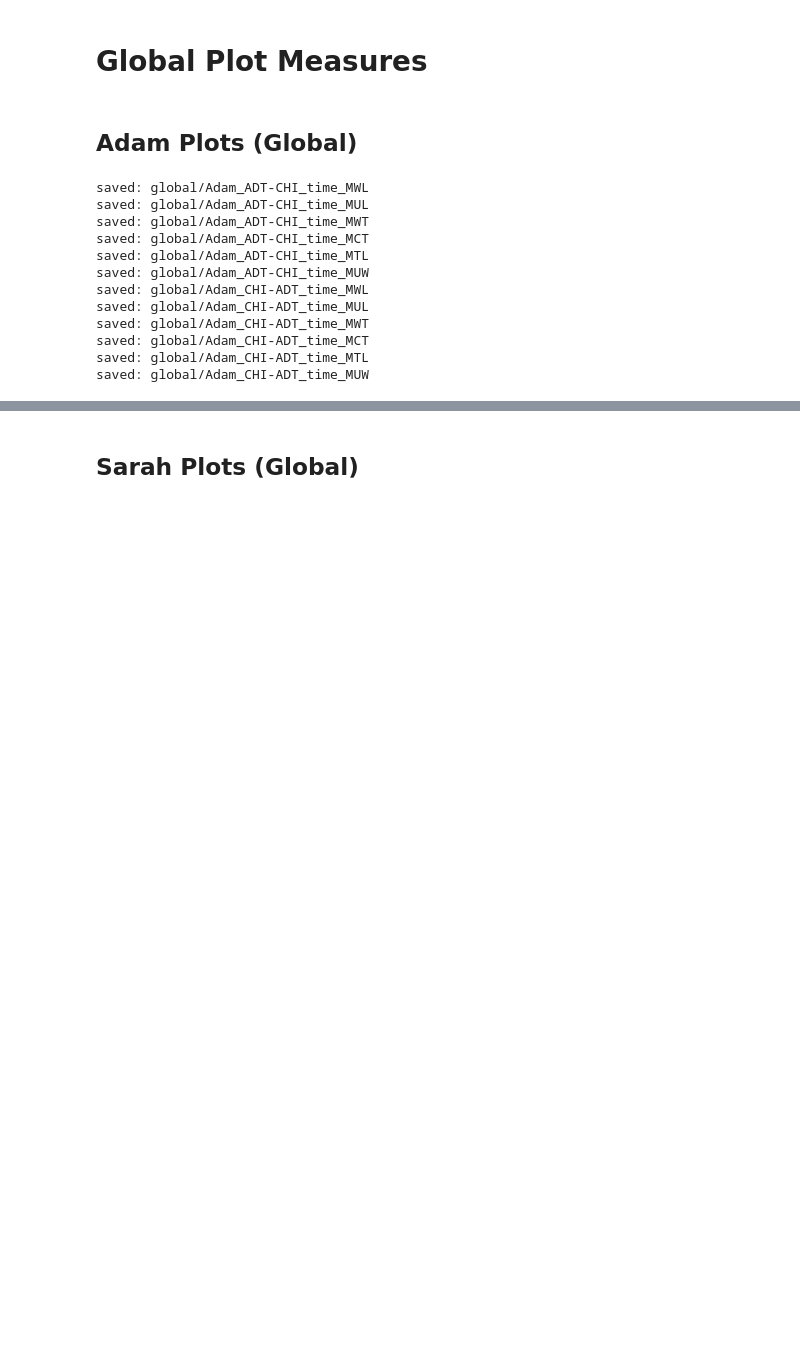
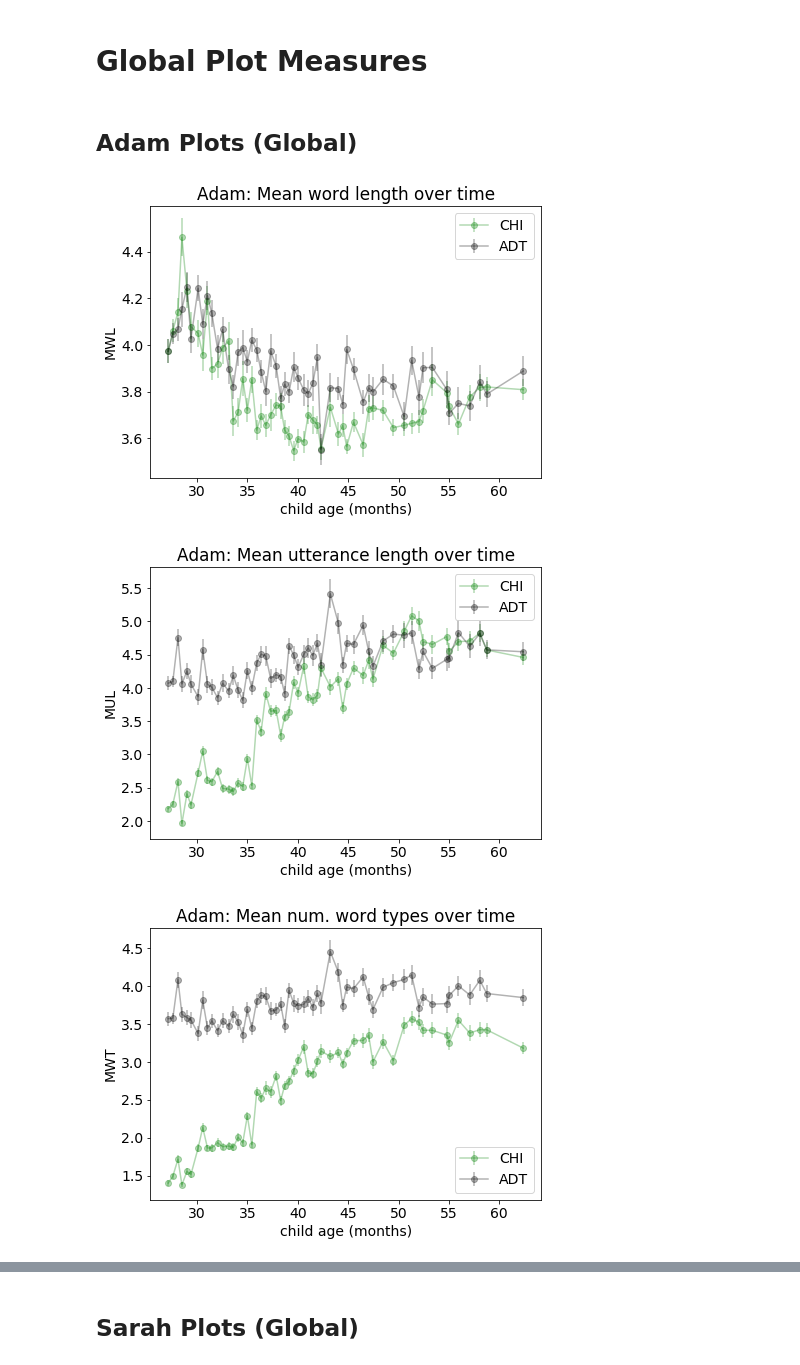
Before and after one commit to mdhk/CDM-project, a Jupyter notebook: main_additional_measures.ipynb, the cells around one changed output, grey strips where cells are left out. Cells and saved outputs as stored; diff of their text form; code cells hidden in the pictures; blank space fills up the shorter version.

Commit message:
additional measures

```diff
--- a/main_additional_measures.ipynb
+++ b/main_additional_measures.ipynb
@@ -942,6 +1203,12 @@ dict_keys(['ages', 'MWL', 'MUL', 'LexUni', 'LexBi', 'PosBi', 'MWT', 'MCT', 'MTL'
 # adam_measures = pickle.load(open('adam-all-measures-v2.pkl', 'rb'))
 # sarah_measures = pickle.load(open('sarah-all-measures-v2.pkl', 'rb'))
 
-adam_measures_child_adult = pickle.load(open('adam-all-measures-v2-child-adult.pkl', 'rb'))
-sarah_measures_child_adult = pickle.load(open('sarah-all-measures-v2-child-adult.pkl', 'rb'))
+# adam_measures_child_adult = pickle.load(open('adam-all-measures-v2-child-adult.pkl', 'rb'))
+# sarah_measures_child_adult = pickle.load(open('sarah-all-measures-v2-child-adult.pkl', 'rb'))
+
+# adam_measures = pickle.load(open('adam-all-measures-v3.pkl', 'rb'))
+sarah_measures = pickle.load(open('sarah-all-measures-v3.pkl', 'rb'))
+
+# adam_measures_child_adult = pickle.load(open('adam-all-measures-v3-child-adult.pkl', 'rb'))
+# sarah_measures_child_adult = pickle.load(open('sarah-all-measures-v3-child-adult.pkl', 'rb'))
 # %%
@@ -1012,8 +1298,12 @@ dict_keys(['ages', 'MWL', 'MUL', 'LexUni', 'LexBi', 'PosBi', 'MWT', 'MCT', 'MTL'
 # %% [markdown]
 # Global Plot Measures
 # %%
+plt.rcParams['figure.figsize'] = [7, 5]
+plt.rcParams.update({'font.size': 14})
+
 def plot_chi_adt_time(ages, child_m, adult_m, m_name, title, filename=False):
     plt.figure()
+    plt.tight_layout()
     plt.errorbar(ages, np.array(child_m)[:,0],
                  yerr=np.array(child_m)[:,1],
                  label='CHI', alpha=0.3, fmt='go-')
@@ -1032,25 +1322,24 @@ def plot_chi_adt_time(ages, child_m, adult_m, m_name, title, filename=False):
         plt.show()
 
 
-def create_plot_chi_adt_time(child, measures, metric, turn_order='ADT-CHI', save=True):
+def create_plot_chi_adt_time(child, measures, metric, turn_order='ADT-CHI', save=False):
     if child == 'Adam':
         ages = adam_ages
     elif child == 'Sarah':
         ages = sarah_ages
 
     if metric == 'MWL':
-        title = '"' + child + ': Mean word length over time"'
-#         filename =
+        title = child + ': Mean word length over time'
     elif metric == 'MUL':
-        title = '"' + child + ': Mean utterance length over time"'
+        title = child + ': Mean utterance length over time'
     elif metric == 'MWT':
-        title = '"' + child + ': Mean num. POS over time"'
+        title = child + ': Mean num. word types over time'
     elif metric == 'MCT':
-        title = '"' + child + ': Mean num. consonant triples over time"'
+        title = child + ': Mean num. consonant triples over time'
     elif metric == 'MTL':
-        title = '"' + child + ': Mean turn length over time"'
+        title = child + ': Mean turn length over time'
     elif metric == 'MUW':
-        title = '"' + child + ': Mean num. unique words over time"'
+        title = child + ': Mean num. unique words over time'
 
     if save:
         filename = 'global/' + child + '_' + turn_order + '_time_' + metric
@@ -1062,31 +1351,22 @@ def create_plot_chi_adt_time(child, measures, metric, turn_order='ADT-CHI', save
 # %% [markdown]
 ## Adam Plots (Global)
 # %%
-# Plot for complexity measures - Adam - ADULT-CHILD
-create_plot_chi_adt_time('Adam', adam_measures, 'MWL')
-create_plot_chi_adt_time('Adam', adam_measures, 'MUL')
-create_plot_chi_adt_time('Adam', adam_measures, 'MWT')
-create_plot_chi_adt_time('Adam', adam_measures, 'MCT')
-create_plot_chi_adt_time('Adam', adam_measures, 'MTL')
-create_plot_chi_adt_time('Adam', adam_measures, 'MUW')
+# # Plot for complexity measures - Adam - ADULT-CHILD
+# create_plot_chi_adt_time('Adam', adam_measures, 'MWL')
+# create_plot_chi_adt_time('Adam', adam_measures, 'MUL')
+# create_plot_chi_adt_time('Adam', adam_measures, 'MWT')
+# create_plot_chi_adt_time('Adam', adam_measures, 'MCT')
+# create_plot_chi_adt_time('Adam', adam_measures, 'MTL')
+# create_plot_chi_adt_time('Adam', adam_measures, 'MUW')
 
 # Plot for complexity measures - Adam - CHILD-ADULT
 create_plot_chi_adt_time('Adam', adam_measures_child_adult, 'MWL', 'CHI-ADT')
 create_plot_chi_adt_time('Adam', adam_measures_child_adult, 'MUL', 'CHI-ADT')
 create_plot_chi_adt_time('Adam', adam_measures_child_adult, 'MWT', 'CHI-ADT')
 create_plot_chi_adt_time('Adam', adam_measures_child_adult, 'MCT', 'CHI-ADT')
 create_plot_chi_adt_time('Adam', adam_measures_child_adult, 'MTL', 'CHI-ADT')
 create_plot_chi_adt_time('Adam', adam_measures_child_adult, 'MUW', 'CHI-ADT')
 # %% [output]
-saved: global/Adam_ADT-CHI_time_MWL
-saved: global/Adam_ADT-CHI_time_MUL
-saved: global/Adam_ADT-CHI_time_MWT
-saved: global/Adam_ADT-CHI_time_MCT
-saved: global/Adam_ADT-CHI_time_MTL
-saved: global/Adam_ADT-CHI_time_MUW
-saved: global/Adam_CHI-ADT_time_MWL
-saved: global/Adam_CHI-ADT_time_MUL
-saved: global/Adam_CHI-ADT_time_MWT
-saved: global/Adam_CHI-ADT_time_MCT
-saved: global/Adam_CHI-ADT_time_MTL
-saved: global/Adam_CHI-ADT_time_MUW
+[figure, added]
+[figure, added]
+[figure, added]
```
Also changed, not shown: parts of 49 cells of this notebook.
